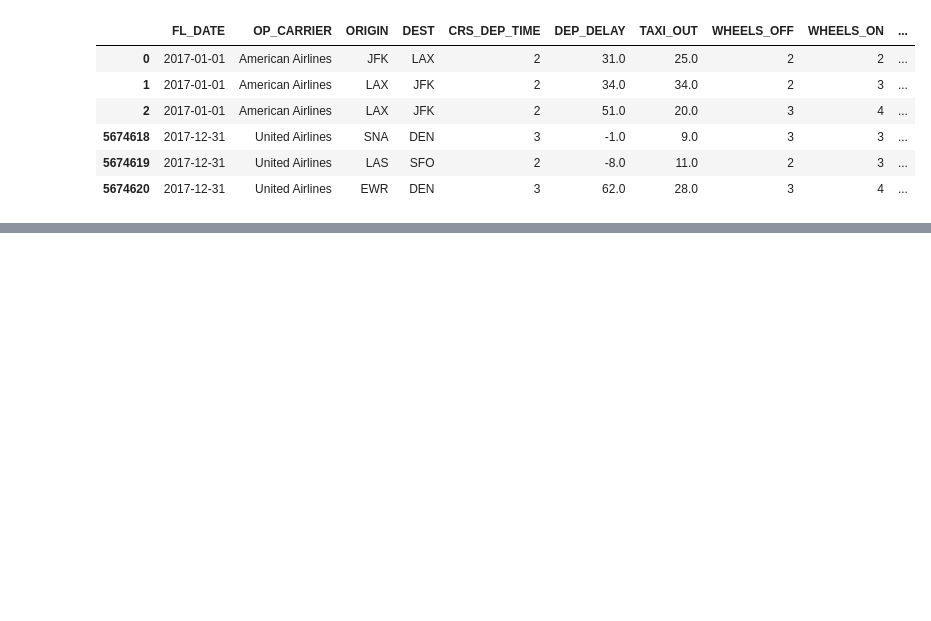
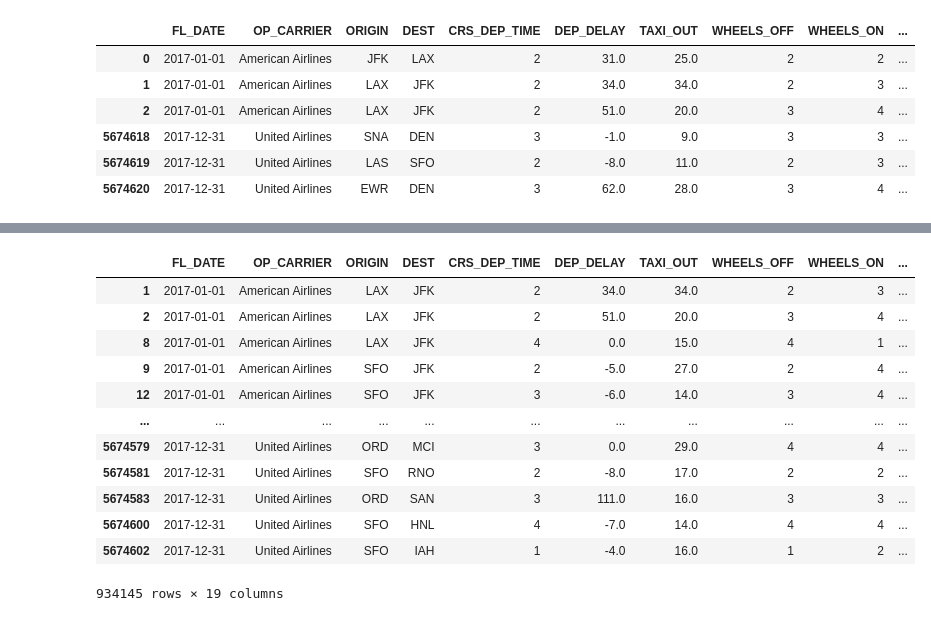
Before and after one commit to lmalla/Project-4, a Jupyter notebook: Data_Preprocessing/Data_Cleaning.ipynb, the cells around one changed output, grey strips where cells are left out. Cells and saved outputs as stored; diff of their text form; code cells hidden in the pictures; blank space fills up the shorter version.

```diff
--- a/Data_Preprocessing/Data_Cleaning.ipynb
+++ b/Data_Preprocessing/Data_Cleaning.ipynb
@@ -263,0 +299,20 @@ Name: ORIGIN, Length: 319, dtype: int64
+# %%
+# TOP 5 TO 9 origin cities.
+df.ORIGIN.value_counts().head(10)
+df2 = df.loc[df['ORIGIN'].isin(['LAX','SFO','PHX','SEA','ORD'])]
+# df2.head(3).append(df1.tail(3))
+df2
+# %% [output]
+|  | FL_DATE | OP_CARRIER | ORIGIN | DEST | CRS_DEP_TIME | DEP_DELAY | TAXI_OUT | WHEELS_OFF | WHEELS_ON | ... |
+| 1 | 2017-01-01 | American Airlines | LAX | JFK | 2 | 34.0 | 34.0 | 2 | 3 | ... |
+| 2 | 2017-01-01 | American Airlines | LAX | JFK | 2 | 51.0 | 20.0 | 3 | 4 | ... |
+| 8 | 2017-01-01 | American Airlines | LAX | JFK | 4 | 0.0 | 15.0 | 4 | 1 | ... |
+| 9 | 2017-01-01 | American Airlines | SFO | JFK | 2 | -5.0 | 27.0 | 2 | 4 | ... |
+| 12 | 2017-01-01 | American Airlines | SFO | JFK | 3 | -6.0 | 14.0 | 3 | 4 | ... |
+| ... | ... | ... | ... | ... | ... | ... | ... | ... | ... | ... |
+| 5674579 | 2017-12-31 | United Airlines | ORD | MCI | 3 | 0.0 | 29.0 | 4 | 4 | ... |
+| 5674581 | 2017-12-31 | United Airlines | SFO | RNO | 2 | -8.0 | 17.0 | 2 | 2 | ... |
+| 5674583 | 2017-12-31 | United Airlines | ORD | SAN | 3 | 111.0 | 16.0 | 3 | 3 | ... |
+| 5674600 | 2017-12-31 | United Airlines | SFO | HNL | 4 | -7.0 | 14.0 | 4 | 4 | ... |
+| 5674602 | 2017-12-31 | United Airlines | SFO | IAH | 1 | -4.0 | 16.0 | 1 | 2 | ... |
+934145 rows × 19 columns
```
Also changed, not shown: parts of 7 cells of this notebook, 2 other files.
